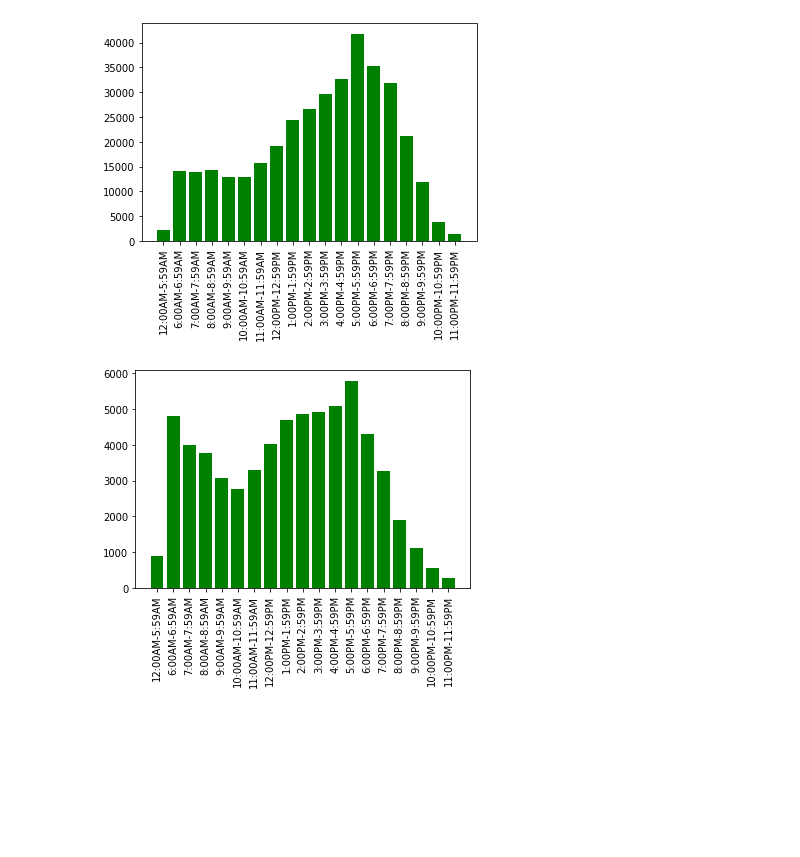
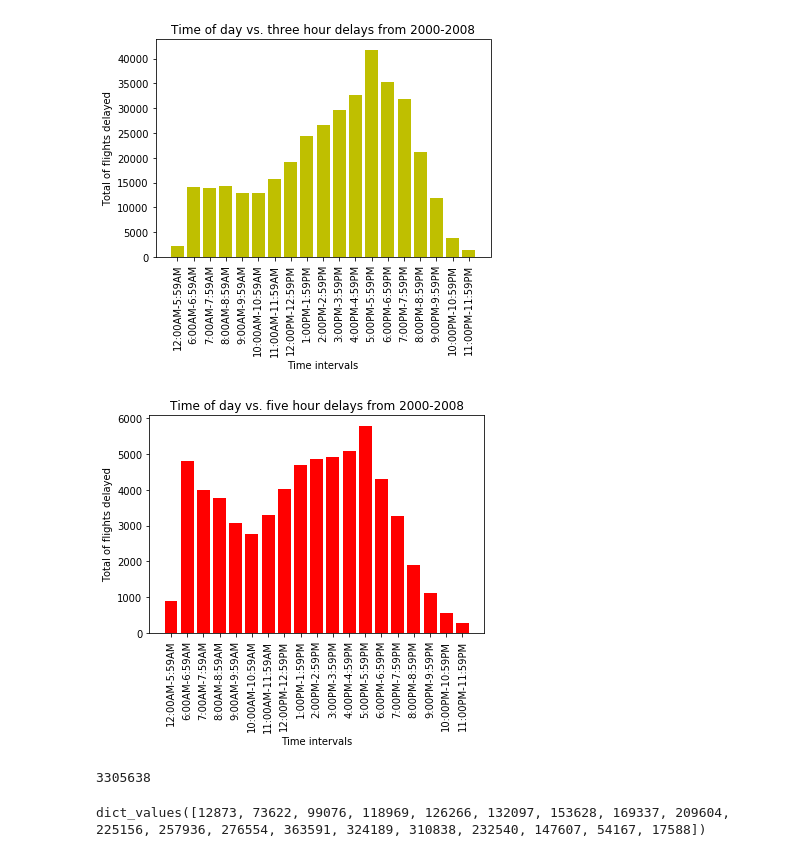
Before and after one commit to daniellicht13/caobd_final, a Jupyter notebook: timeofday.ipynb, the cells around one changed output. Drawn from its saved outputs; the diff is of its cells as text; code cells hidden in the pictures; blank space fills up the shorter version.

```diff
--- a/timeofday.ipynb
+++ b/timeofday.ipynb
@@ -90,12 +93,26 @@ plt.show()
 # %%
-plt.bar(threehours.keys(), threehours.values(), width=0.8, color='g')
+plt.bar(threehours.keys(), threehours.values(), width=0.8, color='y')
 plt.xticks(range(len(threehours)), threehours.keys(), rotation=90)
+plt.title("Time of day vs. three hour delays from 2000-2008")
+plt.xlabel("Time intervals")
+plt.ylabel("Total of flights delayed")
 plt.show()
 # %% [output]
-[figure, old version]
+[figure, new version]
 # %%
-plt.bar(fivehours.keys(), fivehours.values(), width=0.8, color='g')
+plt.bar(fivehours.keys(), fivehours.values(), width=0.8, color='r')
 plt.xticks(range(len(fivehours)), fivehours.keys(), rotation=90)
+plt.title("Time of day vs. five hour delays from 2000-2008")
+plt.xlabel("Time intervals")
+plt.ylabel("Total of flights delayed")
 plt.show()
 # %% [output]
-[figure, old version]
+[figure, new version]
+# %%
+sum(onehour.values())
+# %% [output]
+3305638
+# %%
+onehour.values()
+# %% [output]
+dict_values([12873, 73622, 99076, 118969, 126266, 132097, 153628, 169337, 209604, 225156, 257936, 276554, 363591, 324189, 310838, 232540, 147607, 54167, 17588])
```
Also changed, not shown: parts of 9 cells of this notebook.
